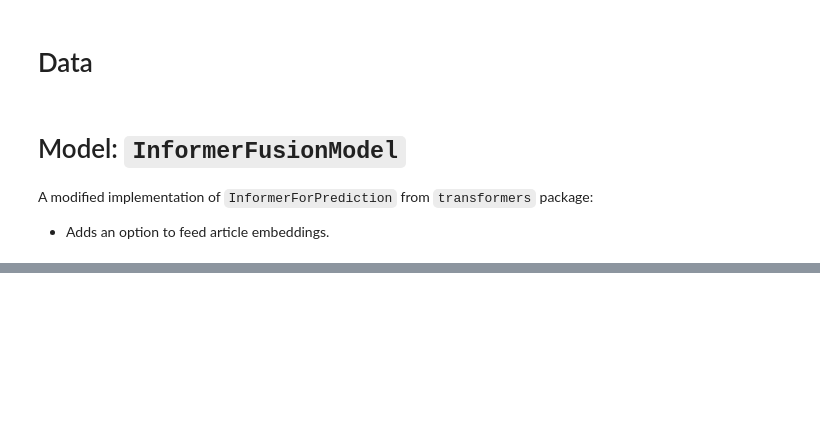
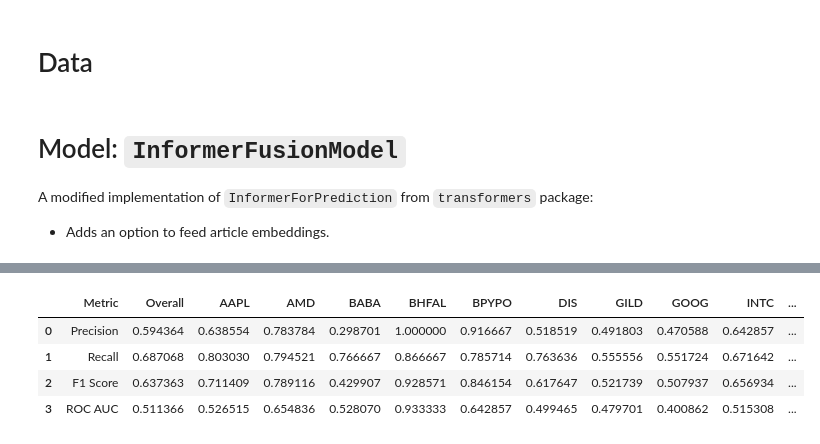
Before and after one commit to glebpnkv/fin-news, a Jupyter notebook: notebooks/04_model_informer.ipynb, the cells around one changed output, grey strips where cells are left out. Cells and saved outputs as stored; diff of their text form; code cells hidden in the pictures; blank space fills up the shorter version.

```diff
--- a/notebooks/04_model_informer.ipynb
+++ b/notebooks/04_model_informer.ipynb
@@ -298,3 +299,6 @@ model_dict = model.state_dict()
 model_dict.update(chkpoint)
 model.load_state_dict(model_dict)
 _ = model.to(device)
+# %%
+# Dataframe with test results
+df_test = pd.DataFrame()
@@ -300,0 +355,33 @@ _ = model.to(device)
+# %%
+summary_table = {
+    "Metric": ["Precision", "Recall", "F1 Score", "ROC AUC"],
+    "Overall": [
+        precision_score(df_test["y"], df_test["y_pred"], zero_division=np.nan),
+        recall_score(df_test["y"], df_test["y_pred"]),
+        f1_score(df_test["y"], df_test["y_pred"]),
+        roc_auc_score(df_test["y"], df_test["y_pred"])
+    ]
+}
+
+for symbol, group in df_test.groupby("symbol"):
+    try:
+        cur_roc_auc = roc_auc_score(group["y"], group["y_pred"])
+    except:
+        cur_roc_auc = None
+
+    summary_table[symbol] = [
+        precision_score(group["y"], group["y_pred"], zero_division=np.nan),
+        recall_score(group["y"], group["y_pred"]),
+        f1_score(group["y"], group["y_pred"]),
+        cur_roc_auc
+    ]
+
+df_summary = pd.DataFrame(summary_table)
+# %%
+df_summary
+# %% [output]
+|  | Metric | Overall | AAPL | AMD | BABA | BHFAL | BPYPO | DIS | GILD | GOOG | INTC | ... |
+| 0 | Precision | 0.594364 | 0.638554 | 0.783784 | 0.298701 | 1.000000 | 0.916667 | 0.518519 | 0.491803 | 0.470588 | 0.642857 | ... |
+| 1 | Recall | 0.687068 | 0.803030 | 0.794521 | 0.766667 | 0.866667 | 0.785714 | 0.763636 | 0.555556 | 0.551724 | 0.671642 | ... |
+| 2 | F1 Score | 0.637363 | 0.711409 | 0.789116 | 0.429907 | 0.928571 | 0.846154 | 0.617647 | 0.521739 | 0.507937 | 0.656934 | ... |
+| 3 | ROC AUC | 0.511366 | 0.526515 | 0.654836 | 0.528070 | 0.933333 | 0.642857 | 0.499465 | 0.479701 | 0.400862 | 0.515308 | ... |
```
Also changed, not shown: parts of 15 cells of this notebook, 1 other file.
